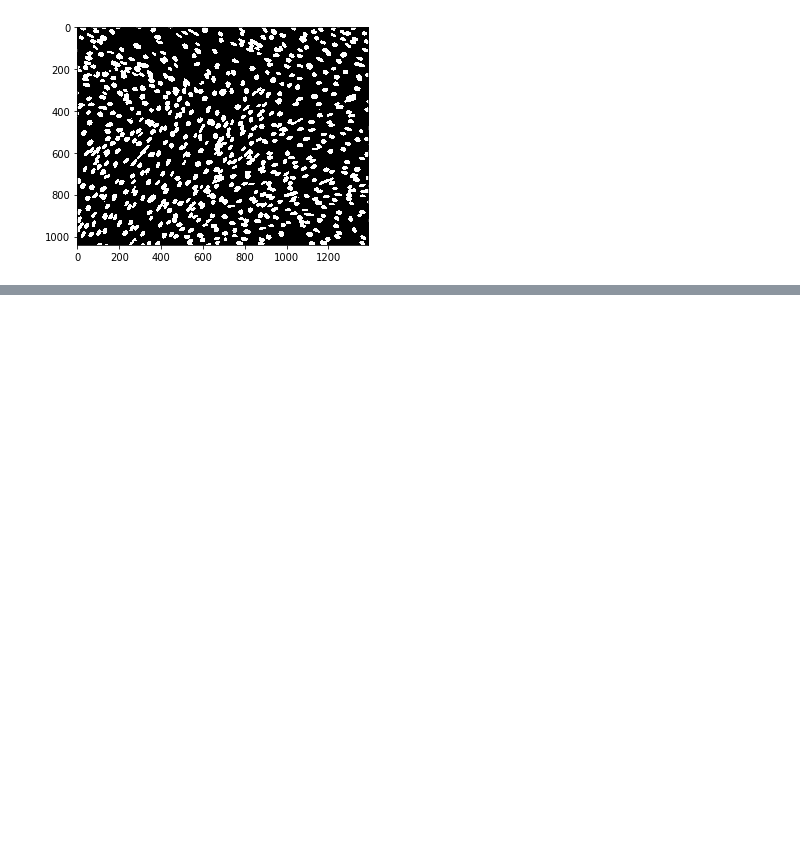
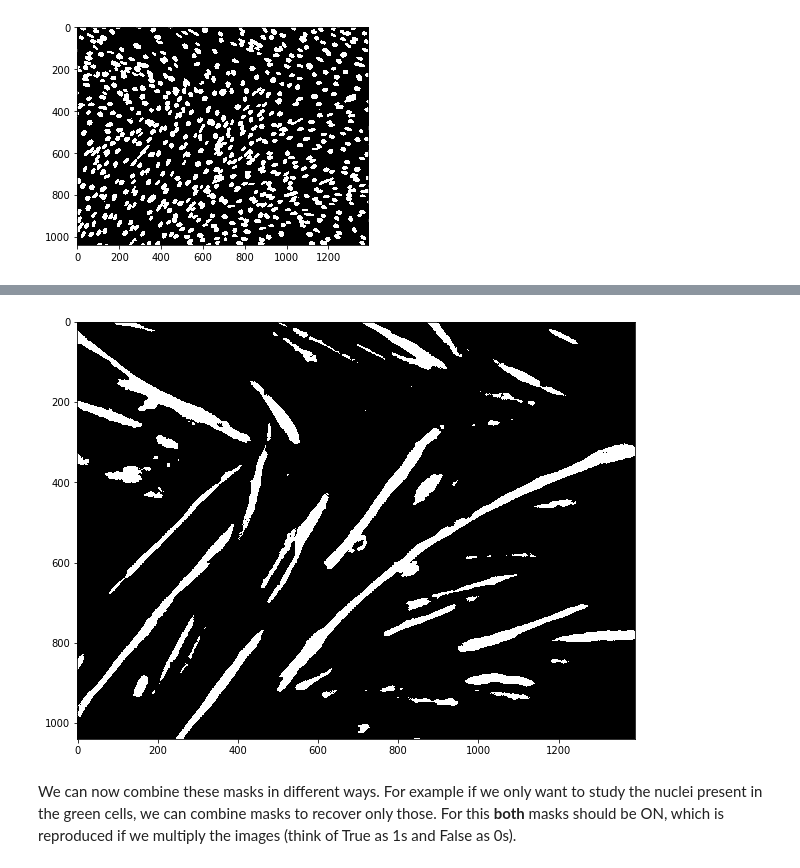
Before and after one commit to guiwitz/PyImageCourse_beginner, a Jupyter notebook: 09-Thresholding.ipynb, the cells around one changed output, grey strips where cells are left out. Saved outputs shown, nothing was run; the diff lists cells and outputs as text; code cells hidden in the pictures; blank space fills up the shorter version.

```diff
--- a/09-Thresholding.ipynb
+++ b/09-Thresholding.ipynb
@@ -105,0 +118,10 @@ plt.show()
+# %%
+mask_cells = image_cells > skimage.filters.threshold_otsu(image_cells)
+# %%
+plt.subplots(figsize=(10,10))
+plt.imshow(mask_cells, cmap = 'gray')
+plt.show()
+# %% [output]
+[figure, added]
+# %% [markdown]
+We can now combine these masks in different ways. For example if we only want to study the nuclei present in the green cells, we can combine masks to recover only those. For this **both** masks should be ON, which is reproduced if we multiply the images (think of True as 1s and False as 0s).
```
Also changed, not shown: parts of 9 cells of this notebook, 5 other files.
